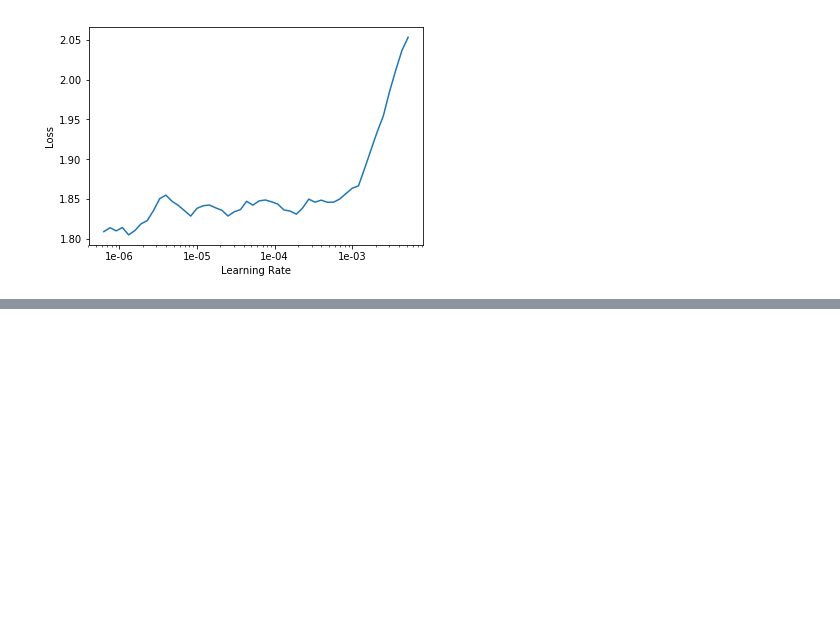
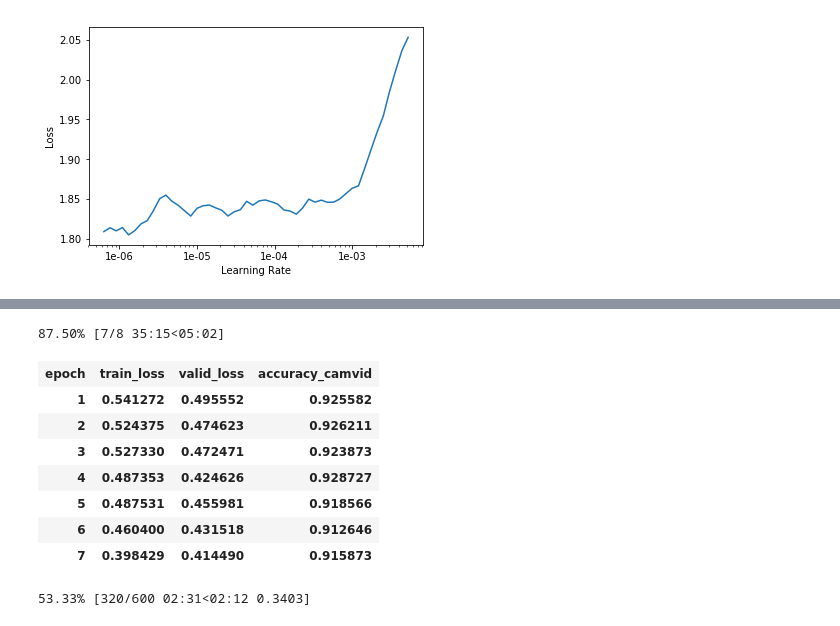
Before and after one commit to rawatpremsingh999/Semantic-Segmentation, a Jupyter notebook: Camvid segmentation.ipynb, the cells around one changed output, grey strips where cells are left out. Saved outputs shown, nothing was run; the diff lists cells and outputs as text; code cells hidden in the pictures; blank space fills up the shorter version.

Commit message:
stage-2big# Please enter the commit message for your changes. Lines starting

```diff
--- a/Camvid segmentation.ipynb
+++ b/Camvid segmentation.ipynb
@@ -273,2 +277,15 @@ learn.fit_one_cycle(cyc_len=15, max_lr=slice(lr), pct_start=0.8)
 # %%
 learn.save('stage-1-big')
+# %%
+learn.fit_one_cycle(cyc_len=8, max_lr=slice(lr), pct_start=0.8)
+# %% [output]
+87.50% [7/8 35:15<05:02]
+| epoch | train_loss | valid_loss | accuracy_camvid |
+| 1 | 0.541272 | 0.495552 | 0.925582 |
+| 2 | 0.524375 | 0.474623 | 0.926211 |
+| 3 | 0.527330 | 0.472471 | 0.923873 |
+| 4 | 0.487353 | 0.424626 | 0.928727 |
+| 5 | 0.487531 | 0.455981 | 0.918566 |
+| 6 | 0.460400 | 0.431518 | 0.912646 |
+| 7 | 0.398429 | 0.414490 | 0.915873 |
+53.33% [320/600 02:31<02:12 0.3403]
```
Also changed, not shown: parts of 3 cells of this notebook.
